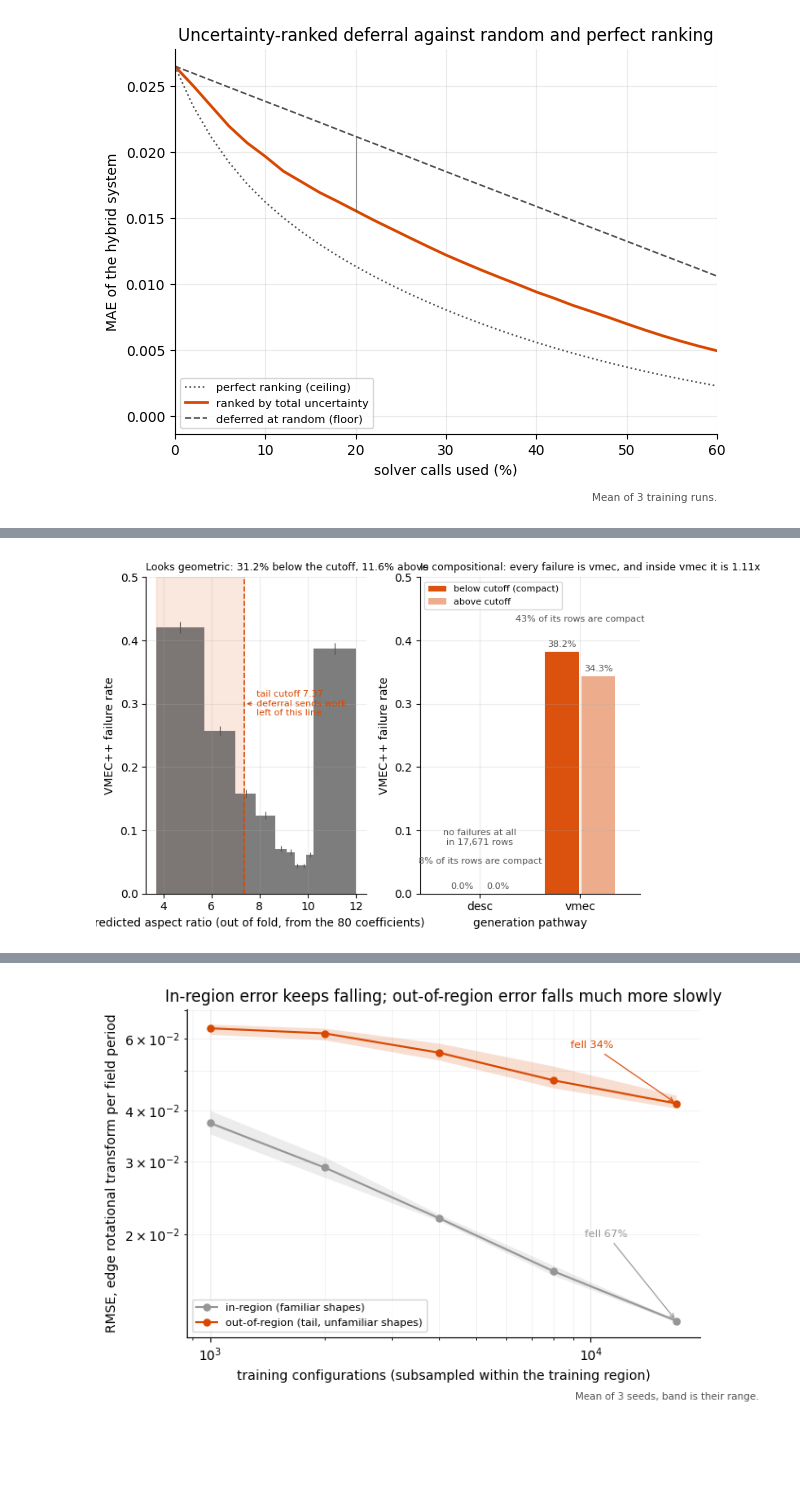
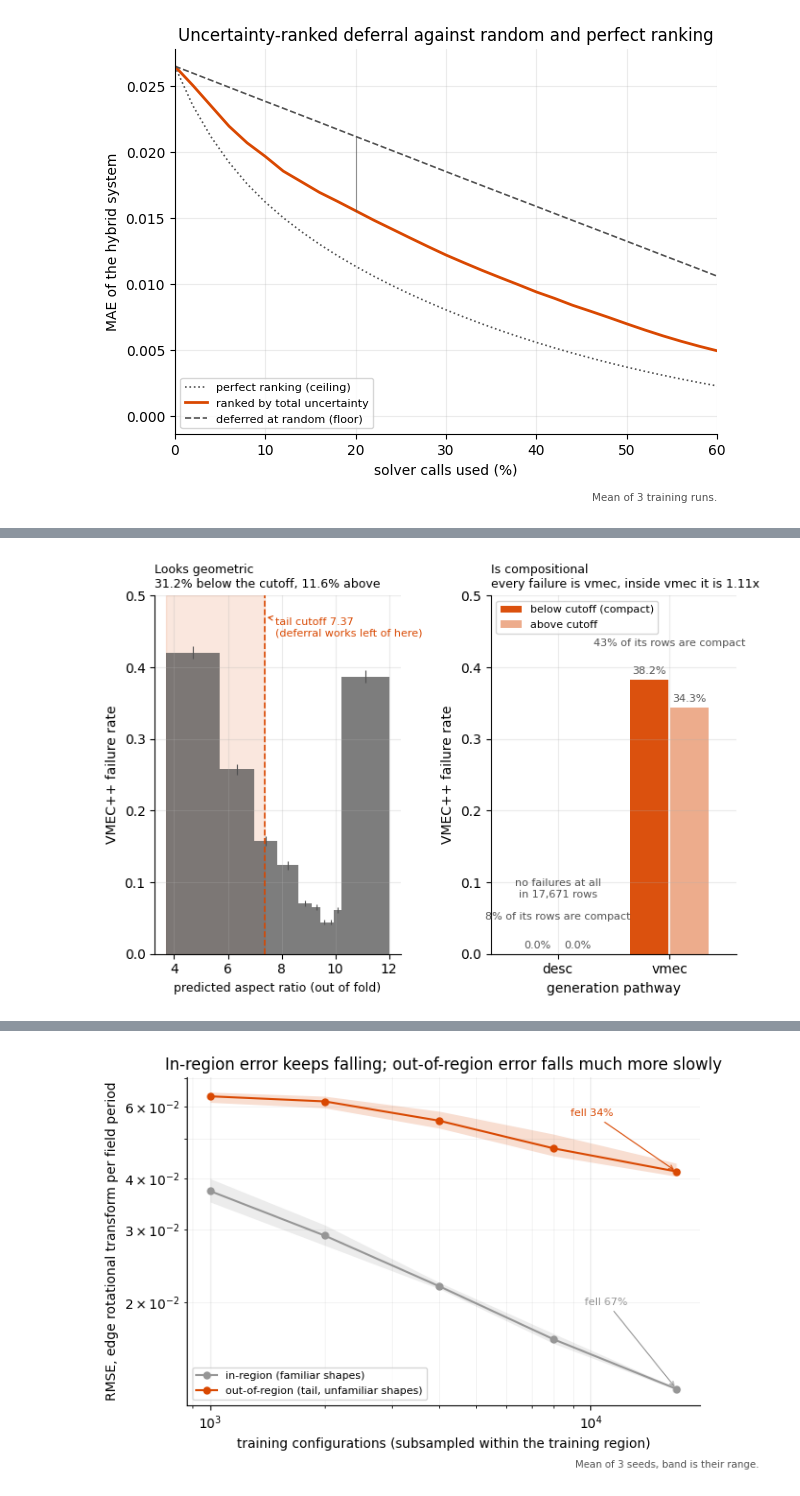
Before and after one commit to cecanelo/ConStelleration, a Jupyter notebook: notebooks/figures.ipynb, the cells around one changed output, grey strips where cells are left out. Saved outputs shown, nothing was run; the diff lists cells and outputs as text; code cells hidden in the pictures; blank space fills up the shorter version.

```diff
--- a/notebooks/figures.ipynb
+++ b/notebooks/figures.ipynb
@@ -485,7 +434,7 @@ by_seed = [
 ]
 splits = by_seed[0]
 
-SERIES = {
+SERIES_DISTANCE_ERROR = {
     'tail_low': ('tail-low: the compact end held out entirely', COLOR_TAIL),
     'hole_p30': ('interior hole at p30: a gap, data on both sides', COLOR_HOLE),
 }
@@ -495,7 +444,7 @@ fig, ax = plt.subplots(figsize=(FIG_WIDTH, 5))
 # Pinned so the other annotations below have somewhere reliable to sit.
 ax.set_ylim(0.010, 0.066)
 
-for name, (label, color) in SERIES.items():
+for name, (label, color) in SERIES_DISTANCE_ERROR.items():
     # Each curve starts from its own in-region error at distance zero rather
     # than from a shared baseline. The two differ by about 5%, and drawing one
     # line for both would hide that.
@@ -635,14 +582,14 @@ N_DISTANCE_BINS = cal['constants']['N_BINS']
 
 fig, ax = plt.subplots(figsize=(FIG_WIDTH, 5))
 
-SERIES = {
+SERIES_POINTS = {
     'tail': ('tail-low: the compact end held out entirely', COLOR_TAIL),
     'hole': ('interior hole at p30: a gap, data on both sides', COLOR_HOLE),
 }
 
 curves = {}
 
-for name, (label, color) in SERIES.items():
+for name, (label, color) in SERIES_POINTS.items():
     # In-region is one anchor at distance zero, not the first bin, matching the
     # convention in Figure 2 and in scripts/calibration.py.
     per_seed = [coverage_by_distance(name, s) for s in SEEDS]
@@ -750,19 +689,16 @@ def pit_by_distance(split, seed):
 
 fig, ax = plt.subplots(figsize=(FIG_WIDTH, 5))
 
-SERIES = {
+SERIES_POINTS = {
     'tail': ('tail-low: the compact end held out entirely', COLOR_TAIL),
     'hole': ('interior hole at p30: a gap, data on both sides', COLOR_HOLE),
 }
 
-curves = {}
-
-for name, (label, color) in SERIES.items():
+for name, (label, color) in SERIES_POINTS.items():
     per_seed = [pit_by_distance(name, s) for s in SEEDS]
     d = per_seed[0][0]
     pit = band(ax, d, [c for _, c in per_seed], color)
     ax.plot(d, pit, 'o-', color=color, markersize=4.5, label=label)
-    curves[name] = (d, pit)
 
 ax.axhline(0.5, color=COLOR_NEUTRAL, linestyle=':', linewidth=1.2)
 ax.annotate(
@@ -1410,19 +1166,20 @@ ax_u.bar(
 ax_u.axvspan(bins['a_lo'].min(), cutoff, color=COLOR_TAIL, alpha=0.13, zorder=0)
 ax_u.axvline(cutoff, color=COLOR_TAIL, linestyle='--', linewidth=1.2)
 ax_u.annotate(
-    f'tail cutoff {cutoff:.2f}\ndeferral sends work\nleft of this line',
-    xy=(cutoff, 0.30),
-    xytext=(cutoff + 0.5, 0.30),
+    f'tail cutoff {cutoff:.2f}\n(deferral works left of here)',
+    xy=(cutoff, 0.47),
+    xytext=(cutoff + 0.4, 0.47),
     fontsize=8,
     color=COLOR_TAIL,
-    va='center',
+    va='top',
+    ha='left',
     arrowprops={'arrowstyle': '->', 'color': COLOR_TAIL, 'lw': 0.8},
 )
 ax_u.set_ylim(0, 0.50)
-ax_u.set_xlabel('predicted aspect ratio (out of fold, from the 80 coefficients)')
+ax_u.set_xlabel('predicted aspect ratio (out of fold)', fontsize=9)
 ax_u.set_ylabel('VMEC++ failure rate')
 ax_u.set_title(
-    f'Looks geometric: {solver["below_cutoff"]["rate"]:.1%} below the cutoff, '
+    f'Looks geometric\n{solver["below_cutoff"]["rate"]:.1%} below the cutoff, '
     f'{solver["above_cutoff"]["rate"]:.1%} above',
     fontsize=9,
     loc='left',
@@ -1450,33 +1207,33 @@ for i, row in confound.iterrows():
     # the panel reads as missing data rather than as the finding.
     note = f'{row["share_below_cutoff"]:.0%} of its rows are compact'
     if row['rate_below'] == 0 and row['rate_above'] == 0:
         note = f'no failures at all\nin {row["n"]:,} rows\n\n{note}'
     ax_path.annotate(
         note,
         (i, max(row['rate_below'], row['rate_above']) + 0.045),
         ha='center',
         va='bottom',
         fontsize=8,
         color=COLOR_NEUTRAL,
     )
 
 ax_path.set_xticks(x)
 ax_path.set_xticklabels(confound['pathway'])
 ax_path.set_xlim(-0.6, len(confound) - 0.4)
 ax_path.set_ylim(0, 0.50)
 ax_path.set_xlabel('generation pathway')
 ax_path.set_ylabel('VMEC++ failure rate')
 ax_path.legend(fontsize=8, loc='upper left')
 vmec_risk = confound.loc[confound['pathway'] == 'vmec', 'relative_risk'].item()
 ax_path.set_title(
-    f'Is compositional: every failure is vmec, and inside vmec it is {vmec_risk:.2f}x',
+    f'Is compositional\nevery failure is vmec, inside vmec it is {vmec_risk:.2f}x',
     fontsize=9,
     loc='left',
 )
 
 fig.tight_layout()
 
 keep(fig, 'solver_failures')
 # %% [output]
-[figure, old version]
+[figure, new version]
 # %% [markdown]
```
Also changed, not shown: parts of 28 cells of this notebook, 17 other files.
